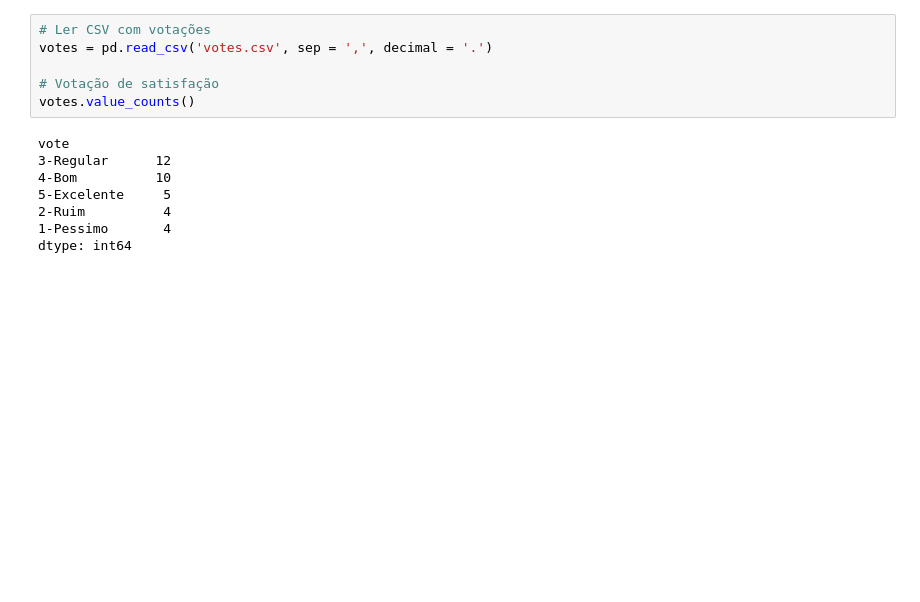
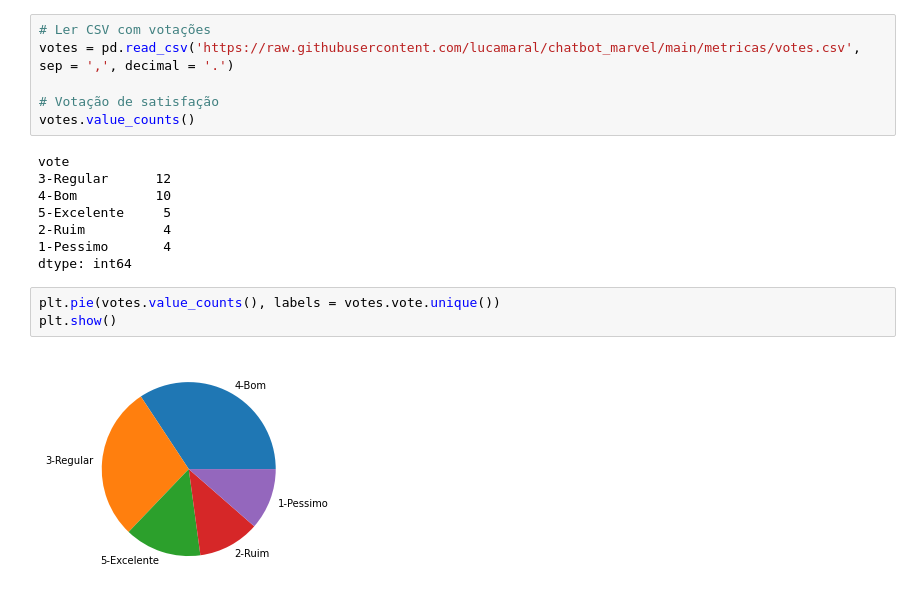
Before and after one commit to asengardeon/chatbot_marvel, a Jupyter notebook: metricas/chatbot_marvel_metricas.ipynb, the cells around one changed output. Drawn from its saved outputs; the diff is of its cells as text; blank space fills up the shorter version.

```diff
--- a/metricas/chatbot_marvel_metricas.ipynb
+++ b/metricas/chatbot_marvel_metricas.ipynb
@@ -127,7 +127,7 @@ plt.show()
 [figure]
 # %%
 # Ler CSV com votações
-votes = pd.read_csv('votes.csv', sep = ',', decimal = '.')
+votes = pd.read_csv('https://raw.githubusercontent.com/lucamaral/chatbot_marvel/main/metricas/votes.csv', sep = ',', decimal = '.')
 
 # Votação de satisfação
 votes.value_counts()
@@ -139,3 +139,8 @@ vote
 2-Ruim          4
 1-Pessimo       4
 dtype: int64
+# %%
+plt.pie(votes.value_counts(), labels = votes.vote.unique())
+plt.show()
+# %% [output]
+[figure, added]
```
Also changed, not shown: parts of 1 cell of this notebook, 1 other file.
